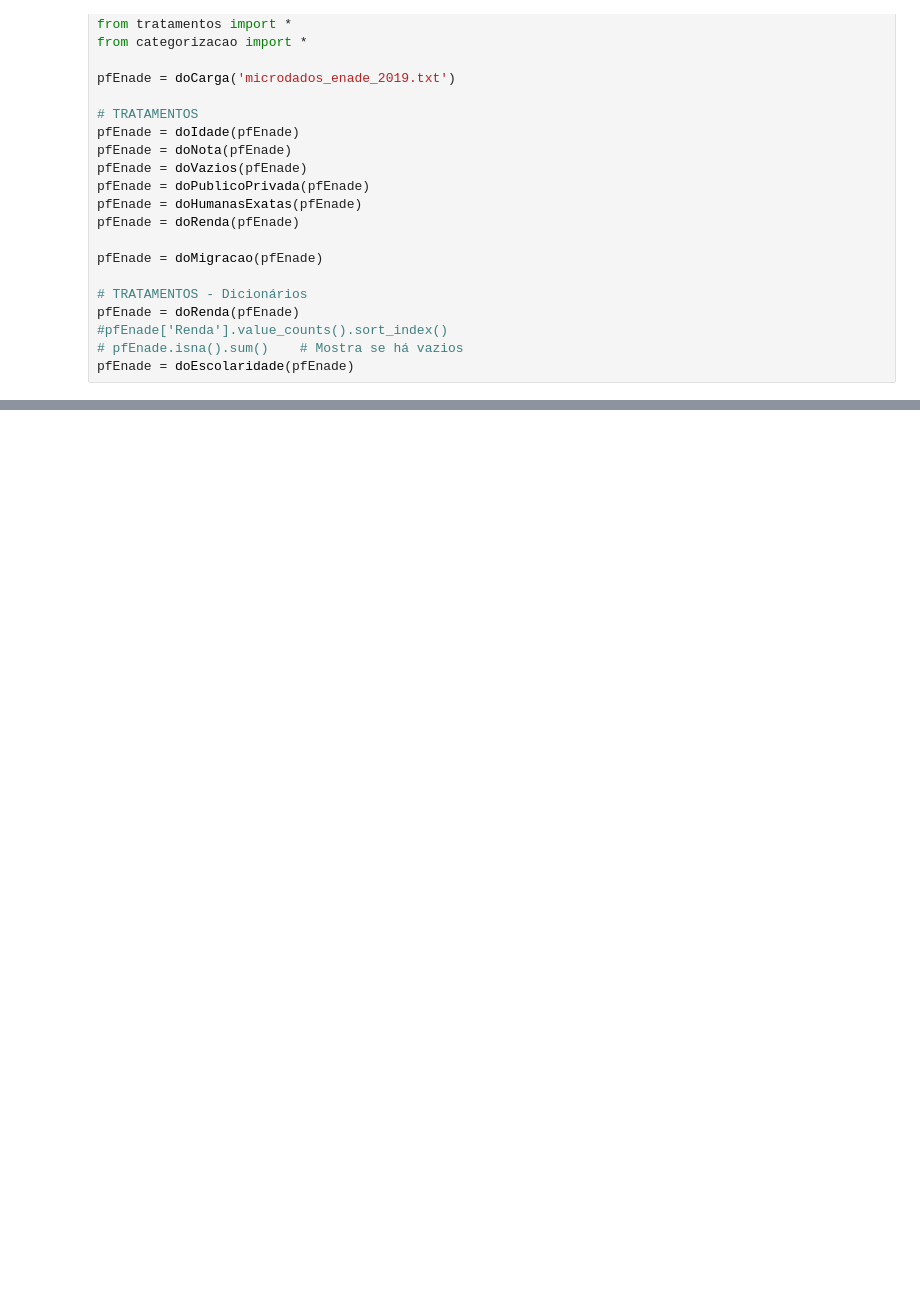
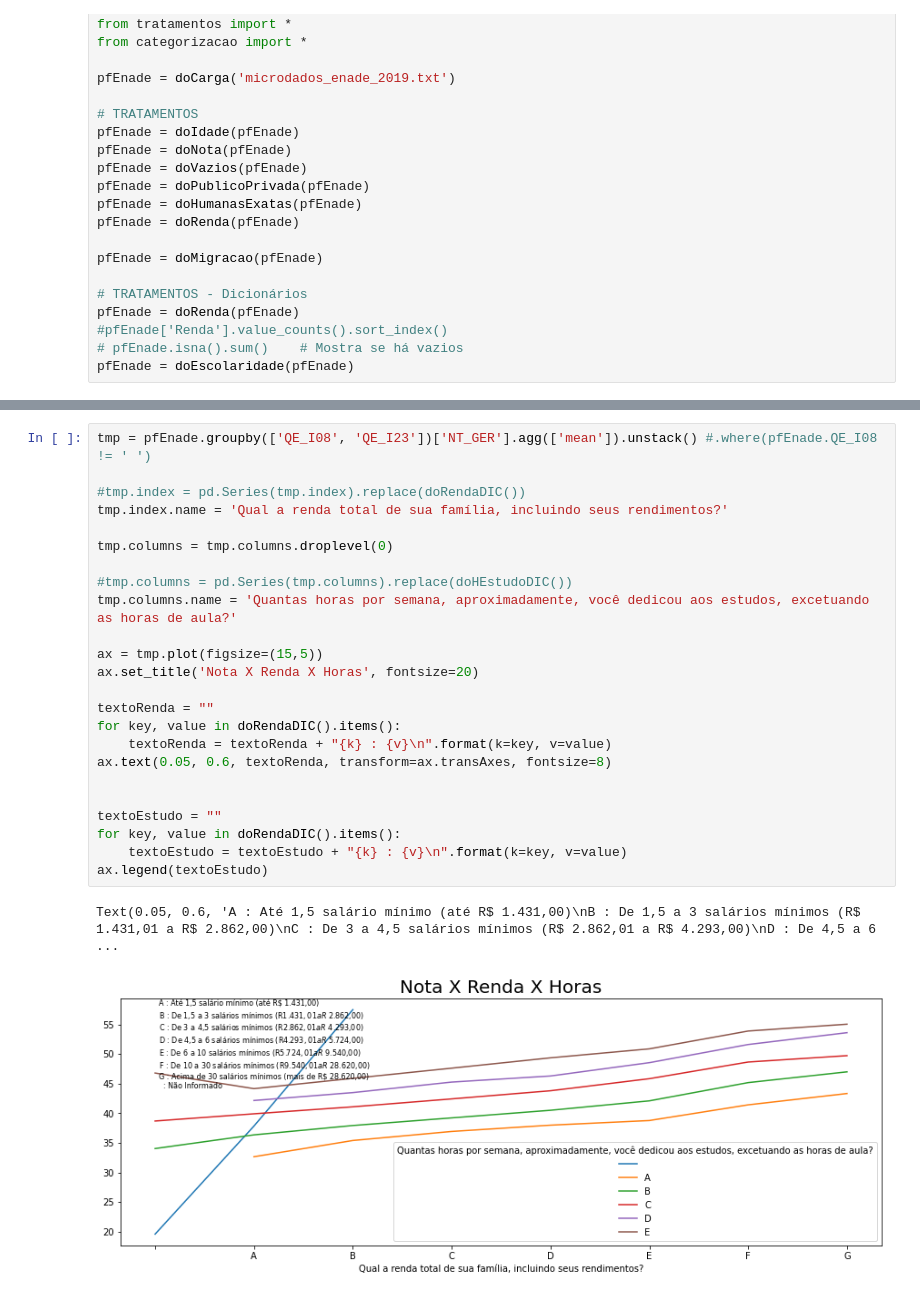
Before and after one commit to svponte/md, a Jupyter notebook: kg.ipynb, the cells around one changed output, grey strips where cells are left out. Cells and saved outputs as stored; diff of their text form; blank space fills up the shorter version.

Commit message:
Plot do kg

```diff
--- a/kg.ipynb
+++ b/kg.ipynb
@@ -67,0 +98,27 @@ tmp
+# %%
+tmp = pfEnade.groupby(['QE_I08', 'QE_I23'])['NT_GER'].agg(['mean']).unstack() #.where(pfEnade.QE_I08 != ' ')
+
+#tmp.index = pd.Series(tmp.index).replace(doRendaDIC())
+tmp.index.name = 'Qual a renda total de sua família, incluindo seus rendimentos?'
+
+tmp.columns = tmp.columns.droplevel(0)
+
+#tmp.columns = pd.Series(tmp.columns).replace(doHEstudoDIC())
+tmp.columns.name = 'Quantas horas por semana, aproximadamente, você dedicou aos estudos, excetuando as horas de aula?'
+
+ax = tmp.plot(figsize=(15,5))
+ax.set_title('Nota X Renda X Horas', fontsize=20)
+
+textoRenda = ""
+for key, value in doRendaDIC().items():
+    textoRenda = textoRenda + "{k} : {v}\n".format(k=key, v=value)
+ax.text(0.05, 0.6, textoRenda, transform=ax.transAxes, fontsize=8)
+
+
+textoEstudo = ""
+for key, value in doRendaDIC().items():
+    textoEstudo = textoEstudo + "{k} : {v}\n".format(k=key, v=value)
+ax.legend(textoEstudo)
+# %% [output]
+Text(0.05, 0.6, 'A : Até 1,5 salário mínimo (até R$ 1.431,00)\nB : De 1,5 a 3 salários mínimos (R$ 1.431,01 a R$ 2.862,00)\nC : De 3 a 4,5 salários mínimos (R$ 2.862,01 a R$ 4.293,00)\nD : De 4,5 a 6  ...
+[figure, added]
```
Also changed, not shown: parts of 11 cells of this notebook, 2 other files.
